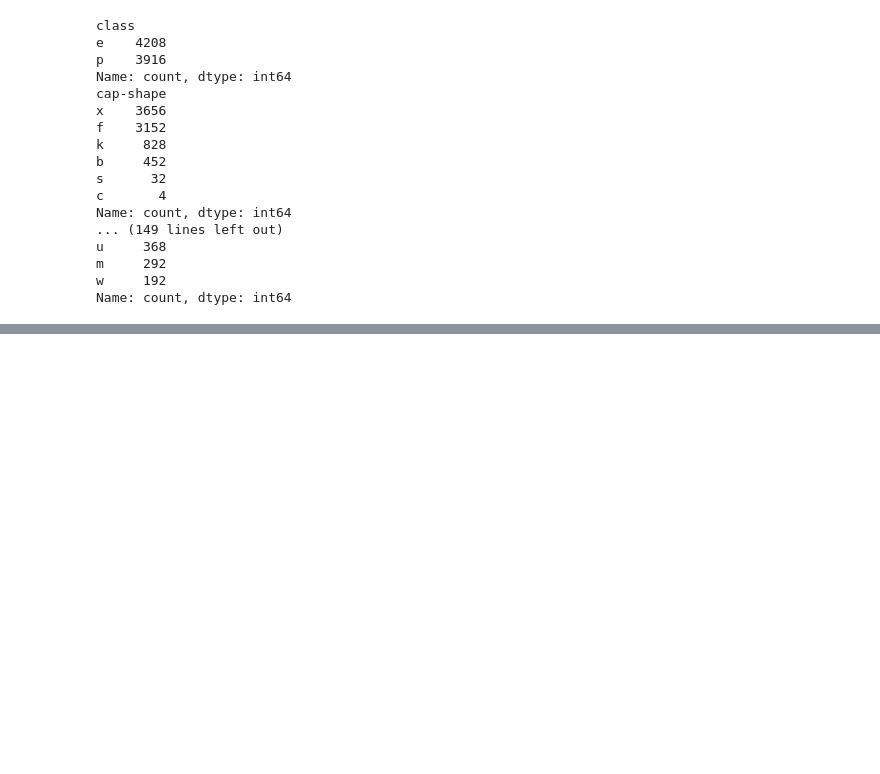
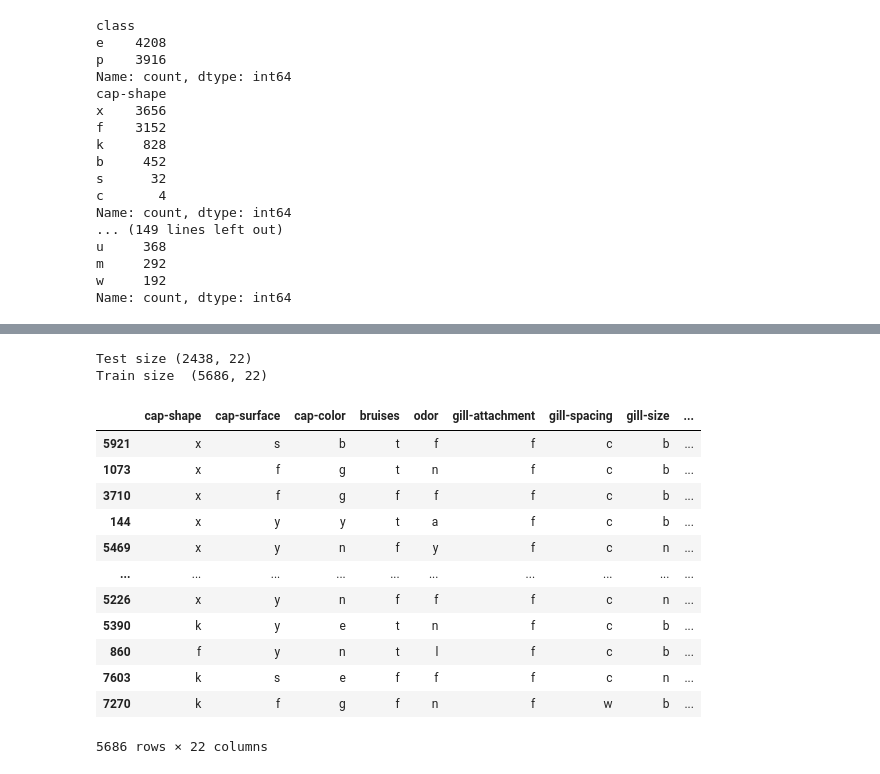
Before and after one commit to kraj2003/Mushroom_Classification, a Jupyter notebook: research/trials.ipynb, the cells around one changed output, grey strips where cells are left out. Drawn from its saved outputs; the diff is of its cells as text; code cells hidden in the pictures; blank space fills up the shorter version.

```diff
--- a/research/trials.ipynb
+++ b/research/trials.ipynb
@@ -117,0 +123,3 @@ for i in df.columns:
+# %%
+encoder=LabelEncoder()
+df['class']=encoder.fit_transform(df['class'])
@@ -117,0 +141,3 @@ for i in df.columns:
+# %%
+X=df.drop(['class'],axis=1)
+y=df['class']
@@ -117,0 +159,8 @@ for i in df.columns:
+# %%
+from sklearn.model_selection import train_test_split
+X_train,X_test,y_train,y_test=train_test_split(X,y,test_size=.3,random_state=42)
+print("Test size",X_test.shape)
+print("Train size ",X_train.shape)
+# %% [output]
+Test size (2438, 22)
+Train size  (5686, 22)
@@ -117,0 +185,16 @@ for i in df.columns:
+# %%
+X_train
+# %% [output]
+|  | cap-shape | cap-surface | cap-color | bruises | odor | gill-attachment | gill-spacing | gill-size | ... |
+| 5921 | x | s | b | t | f | f | c | b | ... |
+| 1073 | x | f | g | t | n | f | c | b | ... |
+| 3710 | x | f | g | f | f | f | c | b | ... |
+| 144 | x | y | y | t | a | f | c | b | ... |
+| 5469 | x | y | n | f | y | f | c | n | ... |
+| ... | ... | ... | ... | ... | ... | ... | ... | ... | ... |
+| 5226 | x | y | n | f | f | f | c | n | ... |
+| 5390 | k | y | e | t | n | f | c | b | ... |
+| 860 | f | y | n | t | l | f | c | b | ... |
+| 7603 | k | s | e | f | f | f | c | n | ... |
+| 7270 | k | f | g | f | n | f | w | b | ... |
+5686 rows × 22 columns
```
Also changed, not shown: parts of 14 cells of this notebook, 1 other file.
